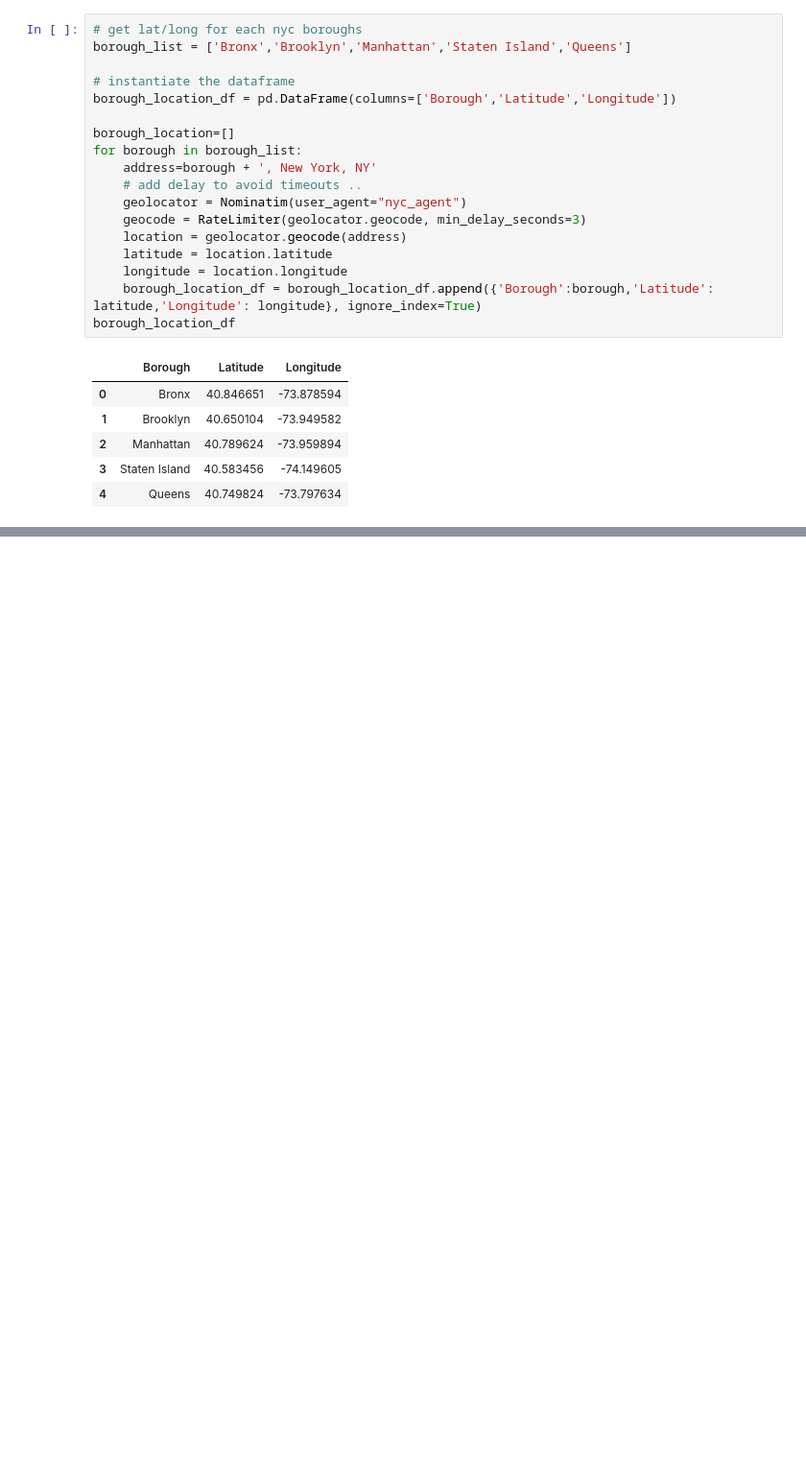
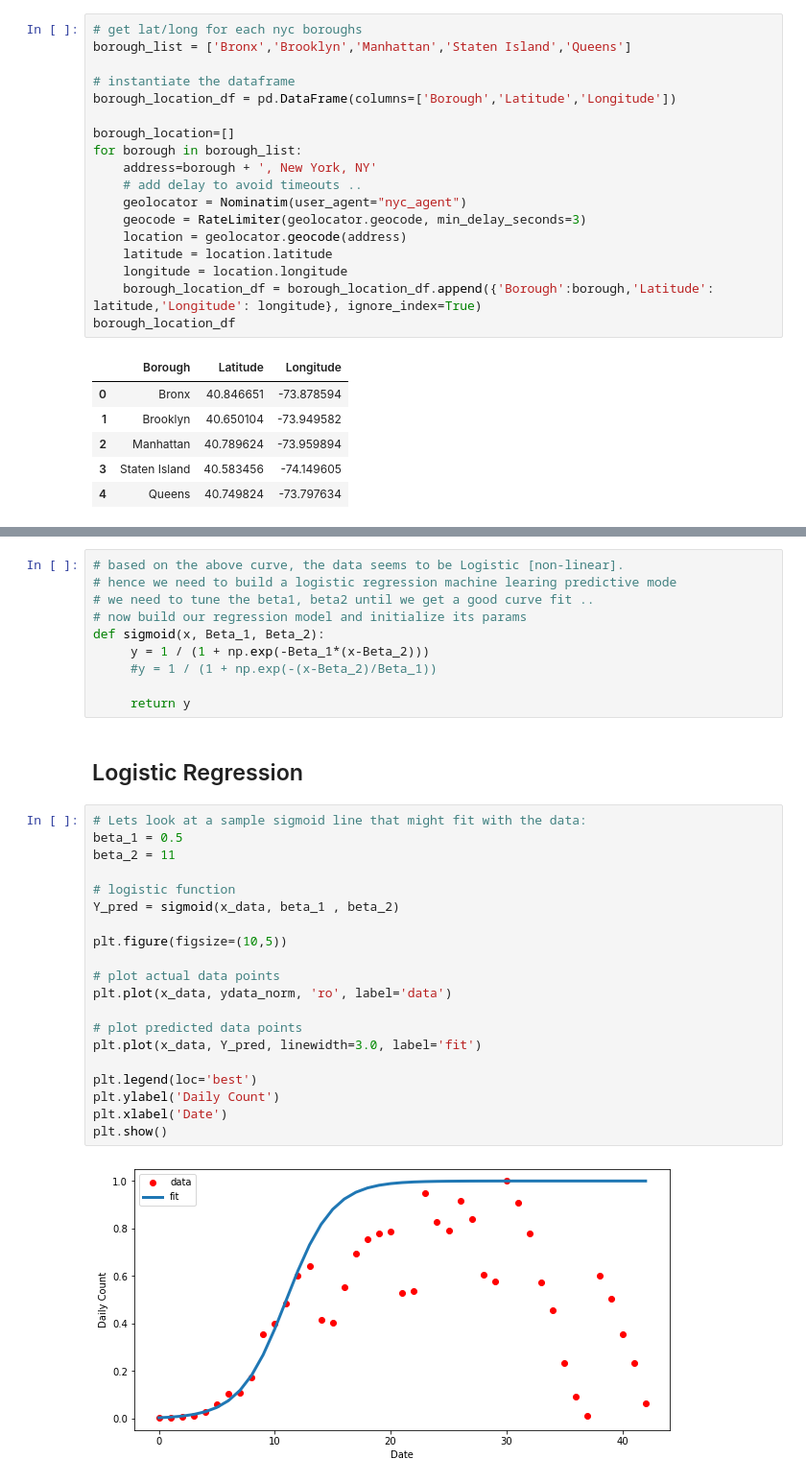
Before and after one commit to nkkoratp/capstone_data_science_project, a Jupyter notebook: Applied_Data_Science_Final_Project_Notebook.ipynb, the cells around one changed output, grey strips where cells are left out. Shown at 96% size. Drawn from its saved outputs; the diff is of its cells as text; blank space fills up the shorter version.

```diff
--- a/Applied_Data_Science_Final_Project_Notebook.ipynb
+++ b/Applied_Data_Science_Final_Project_Notebook.ipynb
@@ -283,0 +292,34 @@ Name: location.lng, dtype: float64
+# %%
+# based on the above curve, the data seems to be Logistic [non-linear].
+# hence we need to build a logistic regression machine learing predictive mode
+# we need to tune the beta1, beta2 until we get a good curve fit ..
+# now build our regression model and initialize its params
+def sigmoid(x, Beta_1, Beta_2):
+     y = 1 / (1 + np.exp(-Beta_1*(x-Beta_2)))
+     #y = 1 / (1 + np.exp(-(x-Beta_2)/Beta_1))
+
+     return y
+# %% [markdown]
+## Logistic Regression
+# %%
+# Lets look at a sample sigmoid line that might fit with the data:
+beta_1 = 0.5
+beta_2 = 11
+
+# logistic function
+Y_pred = sigmoid(x_data, beta_1 , beta_2)
+
+plt.figure(figsize=(10,5))
+
+# plot actual data points
+plt.plot(x_data, ydata_norm, 'ro', label='data')
+
+# plot predicted data points
+plt.plot(x_data, Y_pred, linewidth=3.0, label='fit')
+
+plt.legend(loc='best')
+plt.ylabel('Daily Count')
+plt.xlabel('Date')
+plt.show()
+# %% [output]
+[figure, added]
```
Also changed, not shown: parts of 25 cells of this notebook.
